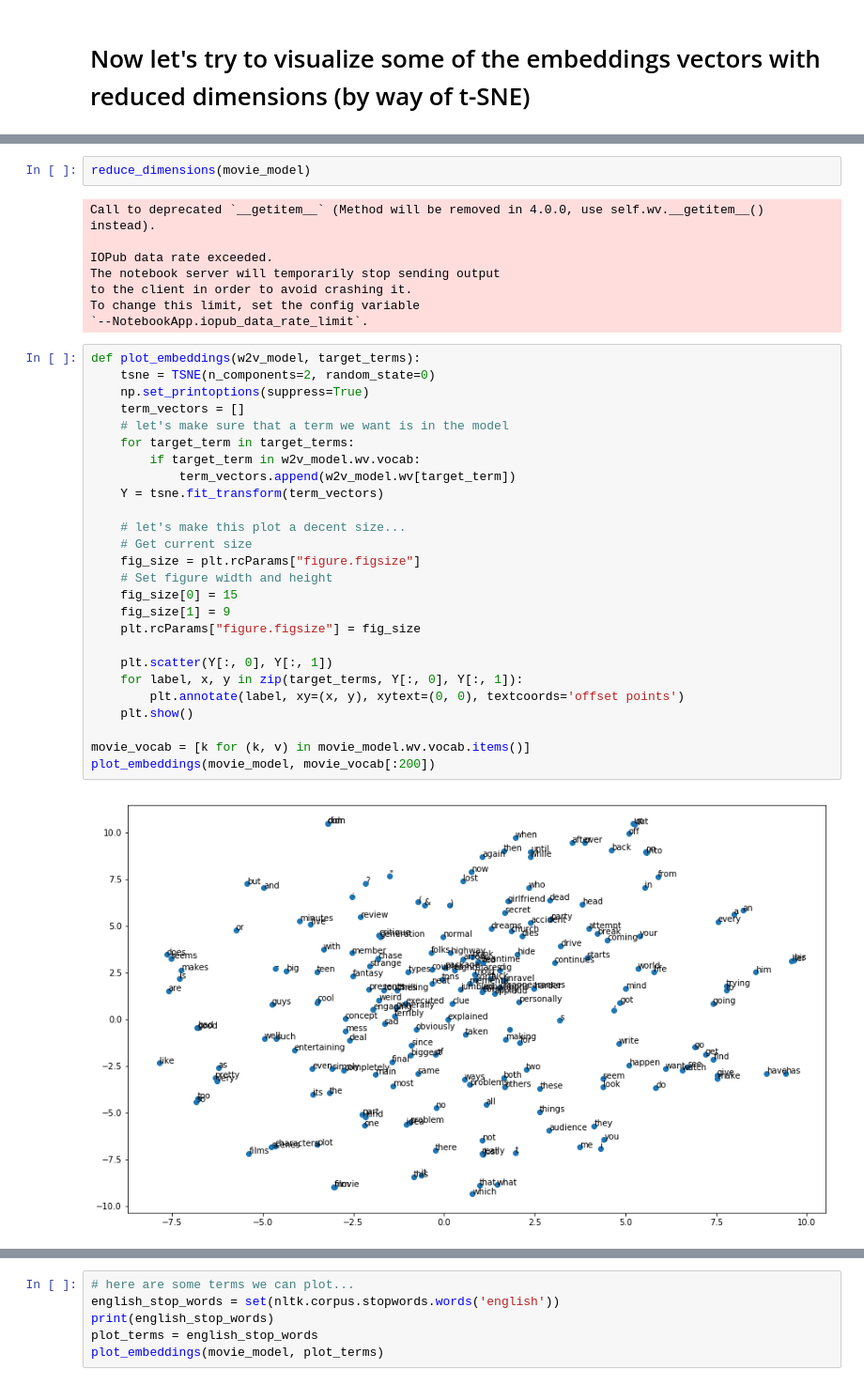
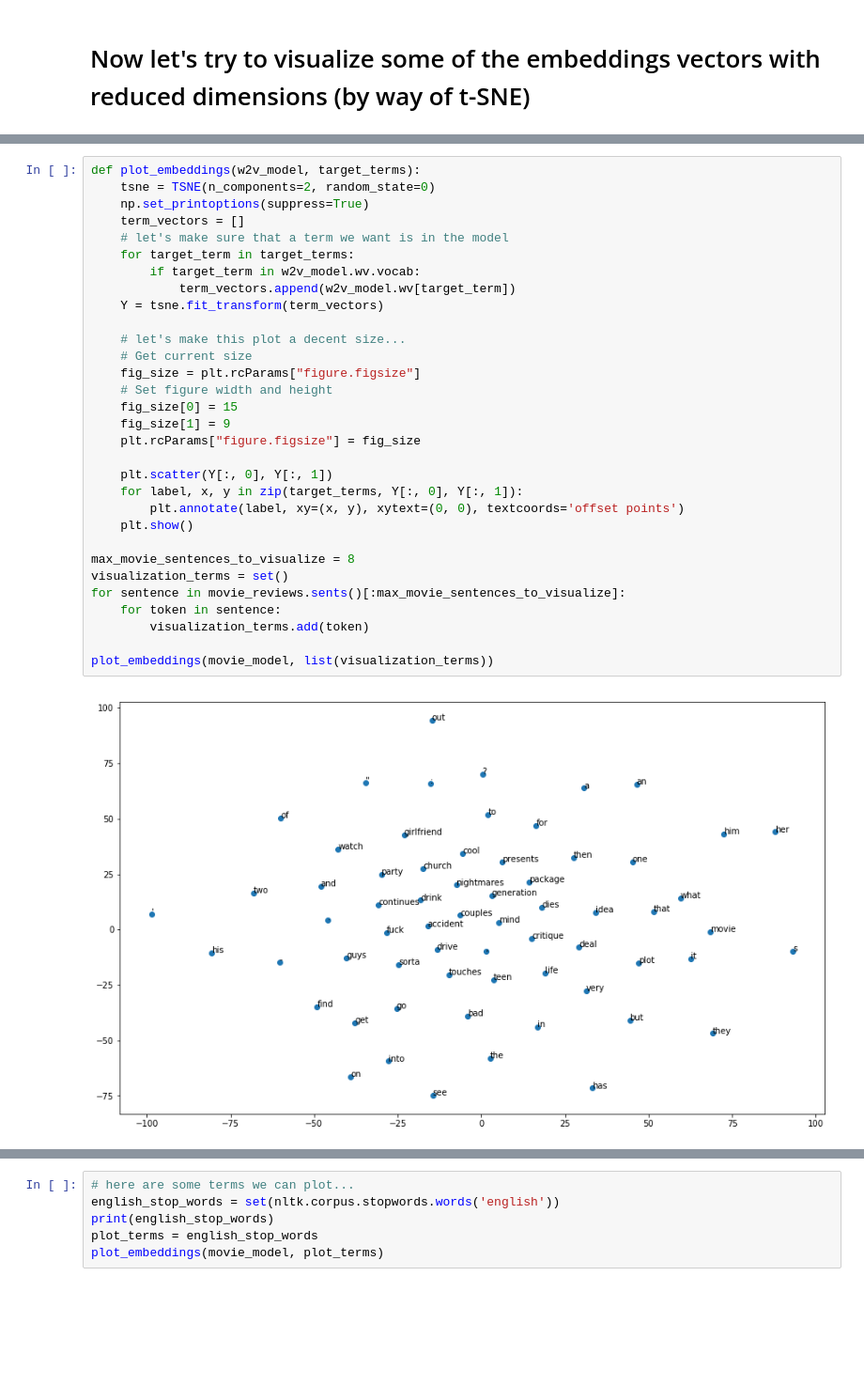
Before and after one commit to burgersmoke/Utah_BMI_SIG, a Jupyter notebook: notebooks/1b_Training Word Embeddings_Better_Visualization.ipynb, the cells around one changed output, grey strips where cells are left out. Shown: that part at 94% size. Saved outputs shown, nothing was run; the diff lists cells and outputs as text; blank space fills up the shorter version.

```diff
--- a/notebooks/1b_Training Word Embeddings_Better_Visualization.ipynb
+++ b/notebooks/1b_Training Word Embeddings_Better_Visualization.ipynb
@@ -291,38 +241,33 @@ def reduce_dimensions(model, plot_in_notebook = True):
-# %%
-reduce_dimensions(movie_model)
-# %% [output]
-Call to deprecated `__getitem__` (Method will be removed in 4.0.0, use self.wv.__getitem__() instead).
-
-IOPub data rate exceeded.
-The notebook server will temporarily stop sending output
-to the client in order to avoid crashing it.
-To change this limit, set the config variable
-`--NotebookApp.iopub_data_rate_limit`.
 # %%
 def plot_embeddings(w2v_model, target_terms):
     tsne = TSNE(n_components=2, random_state=0)
     np.set_printoptions(suppress=True)
     term_vectors = []
     # let's make sure that a term we want is in the model
     for target_term in target_terms:
         if target_term in w2v_model.wv.vocab:
             term_vectors.append(w2v_model.wv[target_term])
     Y = tsne.fit_transform(term_vectors)
 
     # let's make this plot a decent size...
     # Get current size
     fig_size = plt.rcParams["figure.figsize"]
     # Set figure width and height
     fig_size[0] = 15
     fig_size[1] = 9
     plt.rcParams["figure.figsize"] = fig_size
 
     plt.scatter(Y[:, 0], Y[:, 1])
     for label, x, y in zip(target_terms, Y[:, 0], Y[:, 1]):
         plt.annotate(label, xy=(x, y), xytext=(0, 0), textcoords='offset points')
     plt.show()
 
-movie_vocab = [k for (k, v) in movie_model.wv.vocab.items()]
-plot_embeddings(movie_model, movie_vocab[:200])
+max_movie_sentences_to_visualize = 8
+visualization_terms = set()
+for sentence in movie_reviews.sents()[:max_movie_sentences_to_visualize]:
+    for token in sentence:
+        visualization_terms.add(token)
+
+plot_embeddings(movie_model, list(visualization_terms))
 # %% [output]
-[figure, old version]
+[figure, new version]
```
Also changed, not shown: parts of 3 cells of this notebook.
